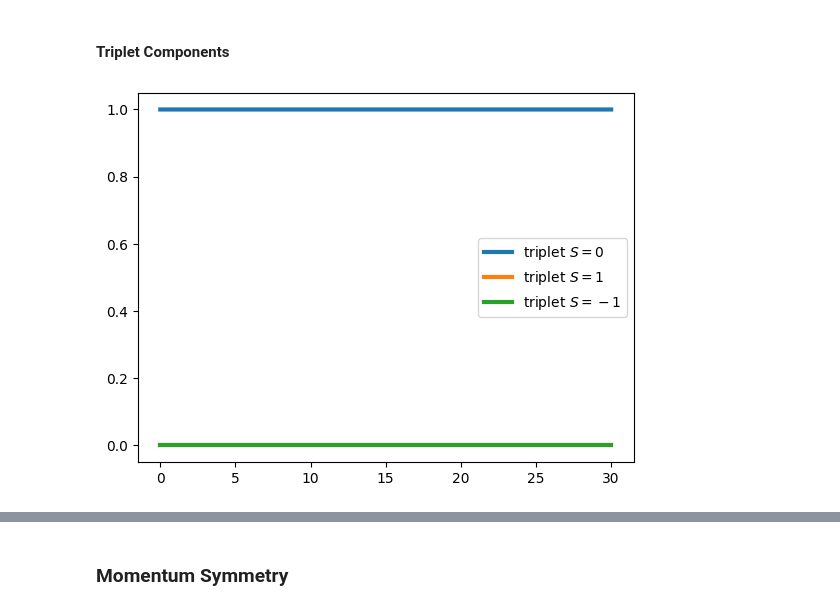
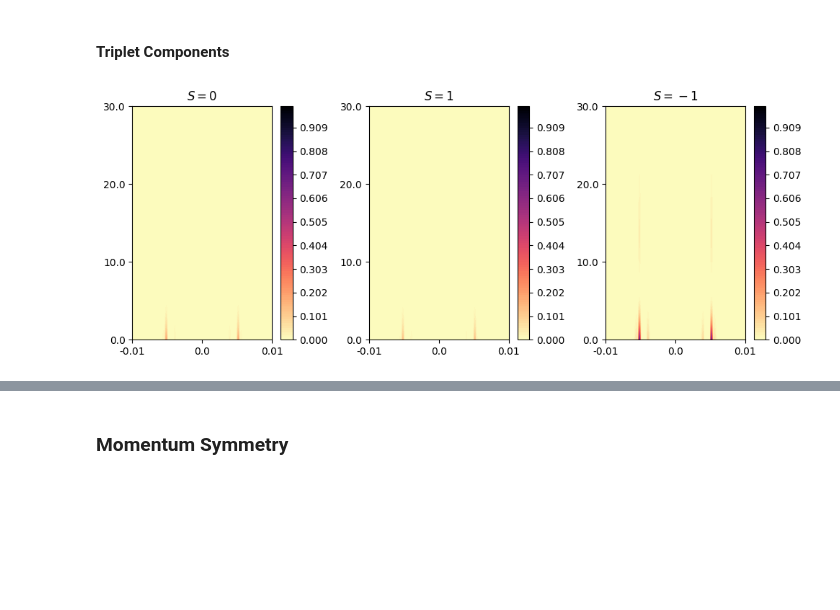
Before and after one commit to danidimic/MTI_SC_Gorkov, a Jupyter notebook: Pairing_Averaged_MTI.ipynb, the cells around one changed output, grey strips where cells are left out. Drawn from its saved outputs; the diff is of its cells as text; code cells hidden in the pictures; blank space fills up the shorter version.

```diff
--- a/Pairing_Averaged_MTI.ipynb
+++ b/Pairing_Averaged_MTI.ipynb
@@ -128,0 +140,20 @@ plt.legend();
+# %%
+fig, axes = plt.subplots(1, 2, figsize=(10, 4))  # 1 row, 2 columns
+
+# First contour plot
+c1 = axes[0].contourf(fs.T/norm, levels=np.linspace(0,1, 100),  cmap='magma_r', vmin=0, vmax=1)
+fig.colorbar(c1, ax=axes[0])
+axes[0].set_title('singlet')
+
+# Second contour plot
+c2 = axes[1].contourf(ft.T/norm, levels=np.linspace(0,1, 100), cmap='magma_r', vmin=0, vmax=1)
+fig.colorbar(c2, ax=axes[1])
+axes[1].set_title('triplet')
+
+for ax in axes:
+    ax.set_xticks(x_ticks, x_labels);
+    ax.set_yticks(y_ticks, y_labels);
+
+
+plt.tight_layout()
+plt.show()
@@ -129,34 +172,41 @@ plt.legend();
 # %% [markdown]
 #### **Triplet Components**
 # %%
-ft_0 = []; ft_p1 = []; ft_m1 = []
+# spin S=0 part
+F0 = F_triplet[:, :, 0:2, 0:2]; f0 = np.sqrt(2)*np.linalg.norm(F0, axis=(2, 3))
+# spin S=1 part
+Fp1 = F_triplet[:, :, 0:2, 0:2]; fp1 = np.linalg.norm(Fp1, axis=(2, 3))
+# spin S=-1 part
+Fm1 = F_triplet[:, :, 2:4, 2:4]; fm1 = np.linalg.norm(Fm1, axis=(2, 3))
 
-for f in F_triplet:
+norm = np.max(f0+fp1+fm1)
 
-    # block decomposition
-    fuu, fud, fdu, fdd = Block_Decomposition(f)
+fig, axes = plt.subplots(1, 3, figsize=(10, 4))  # 1 row, 2 columns
 
-    # total spin S=1
-    ft_p1.append(np.linalg.norm(fuu))
-    # total spin S=-1
-    ft_m1.append(np.linalg.norm(fdd))
+# First contour plot
+c1 = axes[0].contourf(f0.T/norm, cmap='magma_r', levels=np.linspace(0,1, 100),)
+fig.colorbar(c1, ax=axes[0])
+axes[0].set_title('$S=0$')
 
-    # total spin S=0 matrix
-    ft0_mat = 0.5 * np.block([[np.zeros((2,2)), fud],[fdu, np.zeros((2,2))]])
-    # total spin S=0
-    ft_0.append(np.linalg.norm(ft0_mat))
+# Second contour plot
+c2 = axes[1].contourf(fp1.T/norm, cmap='magma_r', levels=np.linspace(0,1, 100),)
+fig.colorbar(c2, ax=axes[1])
+axes[1].set_title('$S=1$')
+
+# Third contour plot
+c3 = axes[2].contourf(fm1.T/norm, cmap='magma_r', levels=np.linspace(0,1, 100),)
+fig.colorbar(c3, ax=axes[2])
+axes[2].set_title('$S=-1$')
 
 
-ft_p1 = np.array(ft_p1); ft_m1 = np.array(ft_m1); ft_0 = np.array(ft_0)
+x_ticks = np.linspace(0, len(K)-1, 3)
+x_labels = np.linspace(K[0], K[-1], 3)
 
-norm = ft_p1 + ft_m1 + ft_0
+for ax in axes:
+    ax.set_xticks(x_ticks, x_labels);
+    ax.set_yticks(y_ticks, y_labels);
 
-
-plt.plot(Z, ft_0/norm, lw=3, label='triplet $S=0$')
-plt.plot(Z, ft_p1/norm, lw=3, label='triplet $S=1$')
-plt.plot(Z, ft_m1/norm, lw=3, label='triplet $S=-1$')
-
-#plt.ylim(0,1.)
-plt.legend();
+plt.tight_layout()
+plt.show()
 # %% [output]
-[figure, old version]
+[figure, new version]
```
Also changed, not shown: parts of 17 cells of this notebook, 3 other files.
